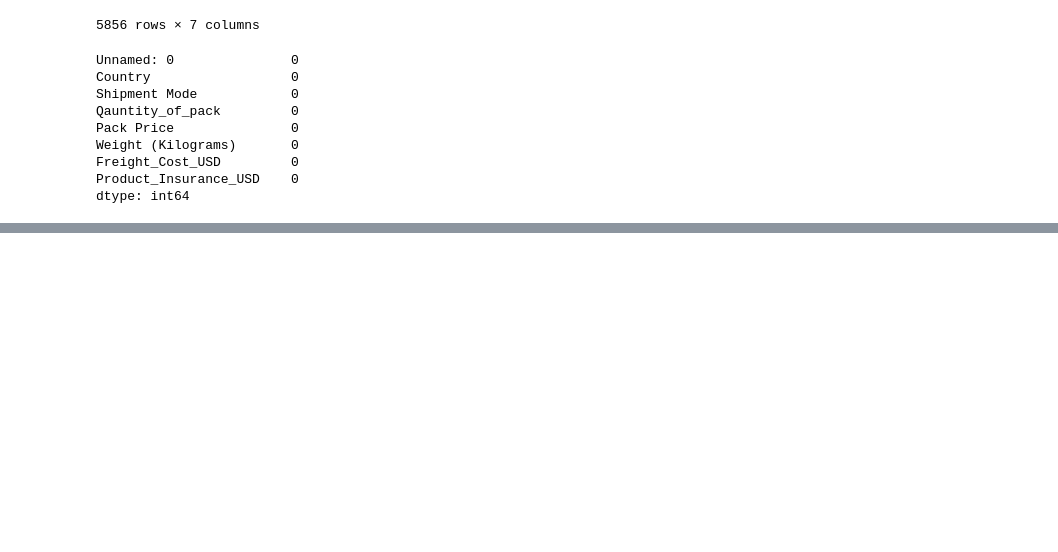
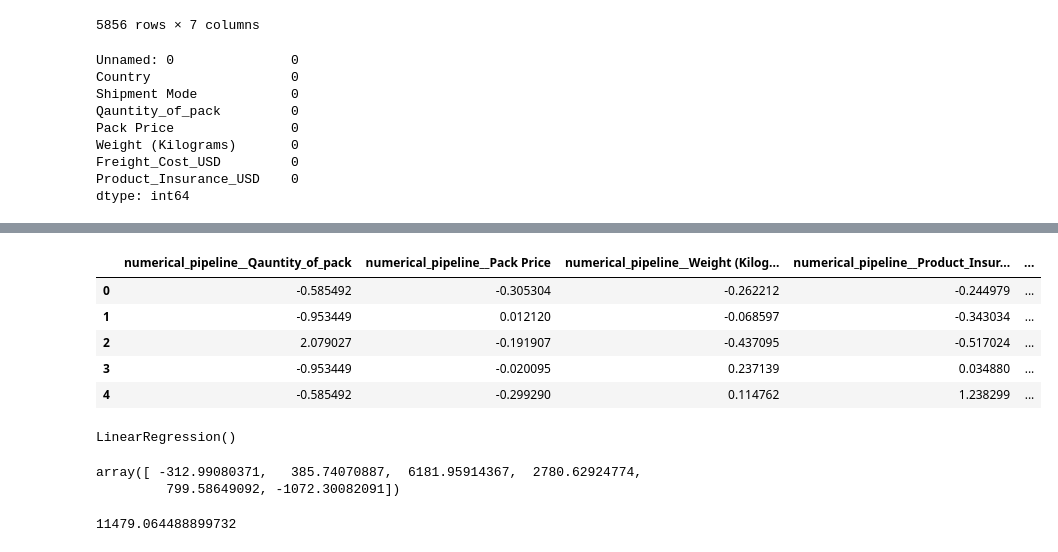
Before and after one commit to VaibhavJoshi95/ShipmentPricingPrediction, a Jupyter notebook: notebooks/model_training.ipynb, the cells around one changed output, grey strips where cells are left out. Drawn from its saved outputs; the diff is of its cells as text; code cells hidden in the pictures; blank space fills up the shorter version.

Commit message:
Model_trainer_updated

```diff
--- a/notebooks/model_training.ipynb
+++ b/notebooks/model_training.ipynb
@@ -41,0 +126,20 @@ dtype: int64
+# %%
+numerical_pipeline= Pipeline(
+    steps=[
+        ('imputer',SimpleImputer(strategy='median')),
+        ('scaler',StandardScaler())
+    ]
+)
+
+categorical_pipeline=Pipeline(
+    steps=[
+        ('imputer',SimpleImputer(strategy='most_frequent')),
+        ('Ordinalencoder',OrdinalEncoder(categories=[country_categories,Shipment_categories],handle_unknown='use_encoded_value',unknown_value=-1)),
+        ('scaler',StandardScaler())
+    ]
+)
+
+preprocessor=ColumnTransformer([
+    ('numerical_pipeline',numerical_pipeline,numerical_columns),
+    ('categorical_pipeline',categorical_pipeline,categorical_columns)
+])
@@ -41,0 +150,4 @@ dtype: int64
+# %%
+X_train,X_test,y_train,y_test= train_test_split(X,y,test_size=0.3,random_state=42)
+# %%
+preprocessor.fit_transform(X_train)
@@ -41,0 +168,14 @@ dtype: int64
+# %%
+X_train=pd.DataFrame(preprocessor.fit_transform(X_train),
+                     columns=preprocessor.get_feature_names_out())
+X_test=pd.DataFrame(preprocessor.transform(X_test),
+                    columns=preprocessor.get_feature_names_out())
+# %%
+X_train.head()
+# %% [output]
+|  | numerical_pipeline__Qauntity_of_pack | numerical_pipeline__Pack Price | numerical_pipeline__Weight (Kilog... | numerical_pipeline__Product_Insur... | ... |
+| 0 | -0.585492 | -0.305304 | -0.262212 | -0.244979 | ... |
+| 1 | -0.953449 | 0.012120 | -0.068597 | -0.343034 | ... |
+| 2 | 2.079027 | -0.191907 | -0.437095 | -0.517024 | ... |
+| 3 | -0.953449 | -0.020095 | 0.237139 | 0.034880 | ... |
+| 4 | -0.585492 | -0.299290 | 0.114762 | 1.238299 | ... |
@@ -41,0 +187,14 @@ dtype: int64
+# %%
+regression= LinearRegression()
+regression.fit(X_train,y_train)
+# %% [output]
+LinearRegression()
+# %%
+regression.coef_
+# %% [output]
+array([ -312.99080371,   385.74070887,  6181.95914367,  2780.62924774,
+         799.58649092, -1072.30082091])
+# %%
+regression.intercept_
+# %% [output]
+11479.064488899732
```
Also changed, not shown: parts of 19 cells of this notebook.
